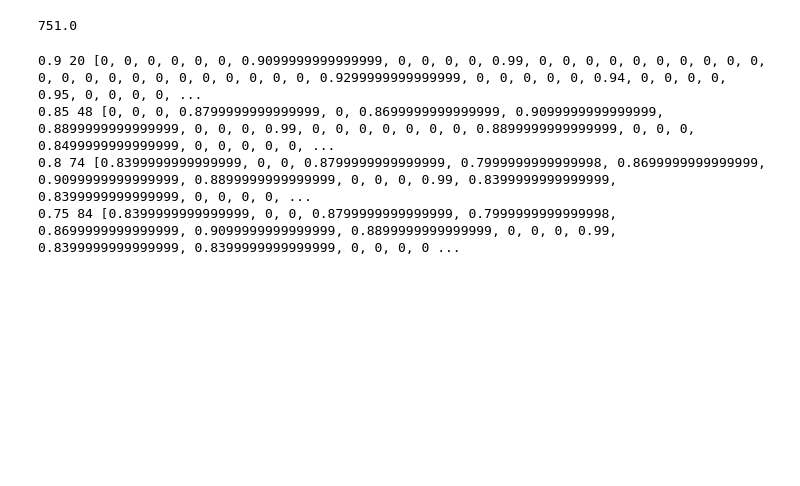
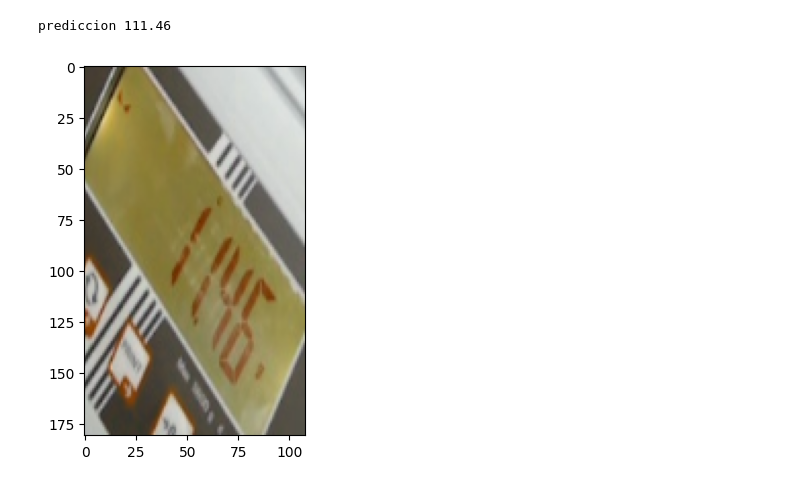
Before and after one commit to AndresRomoSinergiaIndustrias/ranavision, a Jupyter notebook: ejemplo.ipynb, the cells around one changed output. Drawn from its saved outputs; the diff is of its cells as text; code cells hidden in the pictures; blank space fills up the shorter version.

```diff
--- a/ejemplo.ipynb
+++ b/ejemplo.ipynb
@@ -85,42 +22,0 @@ def predictDigitos(pantalla,model,device,confianza):
-# %%
-# ===================================================
-# =============== FUNCIONES UTILES ==================
-# ===================================================
-
-def formatDigitos(pred):
-    try:
-        return float(''.join([str(l) for l,s,b in pred]))
-    except:
-        return False
-
-def compareDigitos(pred,number2compare,verbose=False):
-    if type(number2compare)==str:
-        number2compare = float(number2compare)
-
-    conf = 0.99
-    while conf>0.5:
-        pred_ajustada = [ (l,s,b) for l,s,b in pred if s>conf ]
-        pred_ajustada = formatDigitos(pred_ajustada)
-        if verbose:
-            print(pred_ajustada)
-        if pred_ajustada == number2compare:
-            return conf
-        conf -= 0.01
-    return 0
-# %%
-# FUNCIONES PARA ENCONTRAR EL THREHOLD PERFECTO
-import json
-import pandas as pd
-with open('annos.json','r') as file:
-    annos = json.load(file)
-boxes = pd.read_csv('boxes.csv')
-
-def getOrigalNumberInImage(imname):
-    number = boxes[boxes['image_name']==imname].apply(lambda row:(row['label_name'],row['bbox_x']),axis=1).to_list()
-    number = sorted(number,key=lambda item:item[1])
-    number = [str(item[0]) for item in number]
-    return float(''.join(number))
-
-getOrigalNumberInImage(annos['images'][0]['file_name'])
-# %% [output]
-751.0
@@ -147,11 +23,12 @@ for conf in confs:
-# %%
-for conf in confs:
-    suma = 0
-    for e in confs[conf]:
-        if e!=0: suma+=1
-    print(conf,suma,confs[conf])
-# %% [output]
-0.9 20 [0, 0, 0, 0, 0, 0, 0.9099999999999999, 0, 0, 0, 0, 0.99, 0, 0, 0, 0, 0, 0, 0, 0, 0, 0, 0, 0, 0, 0, 0, 0, 0, 0, 0, 0, 0, 0, 0.9299999999999999, 0, 0, 0, 0, 0, 0.94, 0, 0, 0, 0, 0.95, 0, 0, 0, 0, ...
-0.85 48 [0, 0, 0, 0.8799999999999999, 0, 0.8699999999999999, 0.9099999999999999, 0.8899999999999999, 0, 0, 0, 0.99, 0, 0, 0, 0, 0, 0, 0, 0.8899999999999999, 0, 0, 0, 0.8499999999999999, 0, 0, 0, 0, 0, ...
-0.8 74 [0.8399999999999999, 0, 0, 0.8799999999999999, 0.7999999999999998, 0.8699999999999999, 0.9099999999999999, 0.8899999999999999, 0, 0, 0, 0.99, 0.8399999999999999, 0.8399999999999999, 0, 0, 0, 0, ...
-0.75 84 [0.8399999999999999, 0, 0, 0.8799999999999999, 0.7999999999999998, 0.8699999999999999, 0.9099999999999999, 0.8899999999999999, 0, 0, 0, 0.99, 0.8399999999999999, 0.8399999999999999, 0, 0, 0, 0 ...
+# %%
+# DETECTAR UN NUMERO: Recibe una imagen y retorna un float
+im = cv2.imread('imagenes de prueba/r42.png')
+pantalla = getPantalla(im,model_seg,preprocess,device)          # segmentar la pantalla
+pred = predictDigitos(pantalla,model_det,device,0.7)            # generar la prediccion
+pred = formatDigitos(pred)                                      # formatearla para que se vea como float
+print( 'prediccion', pred/100 )                                 # recorad dividir por 100
+plt.imshow(pantalla)
+plt.show()
+# %% [output]
+prediccion 111.46
+[figure, added]
```
Also changed, not shown: parts of 5 cells of this notebook, 2 other files.
